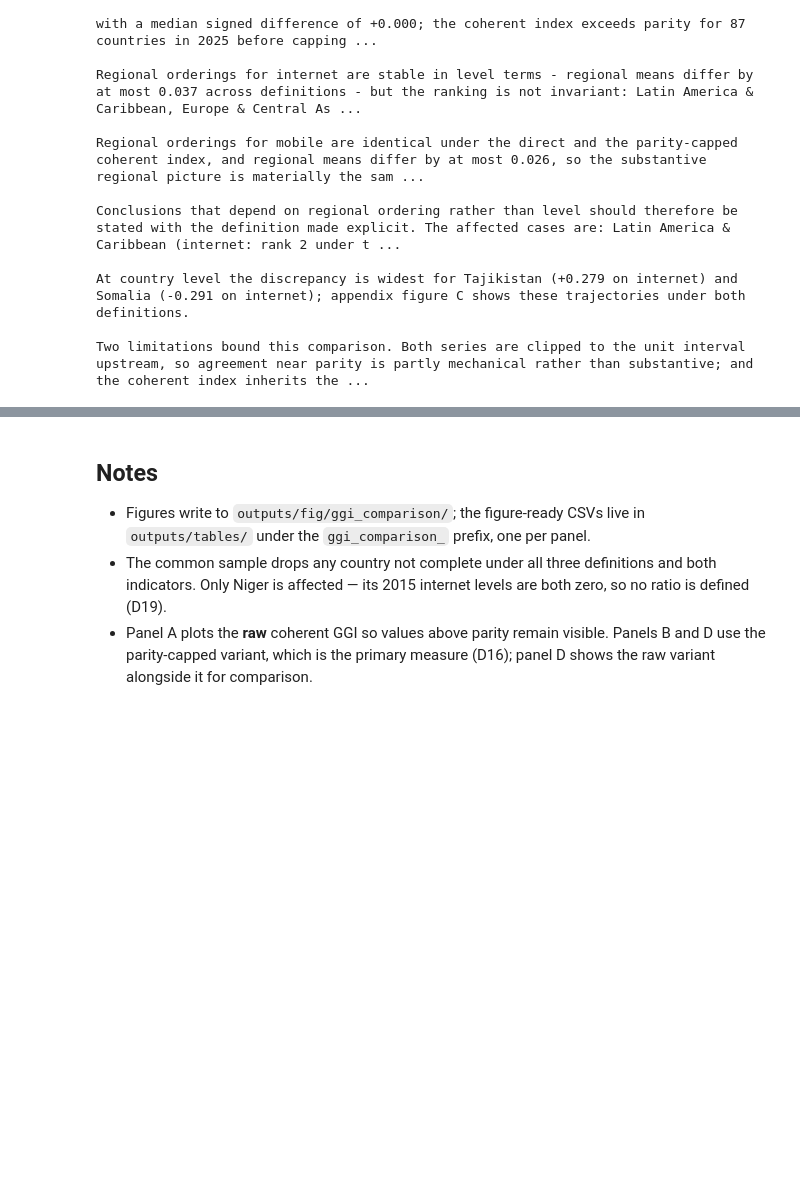
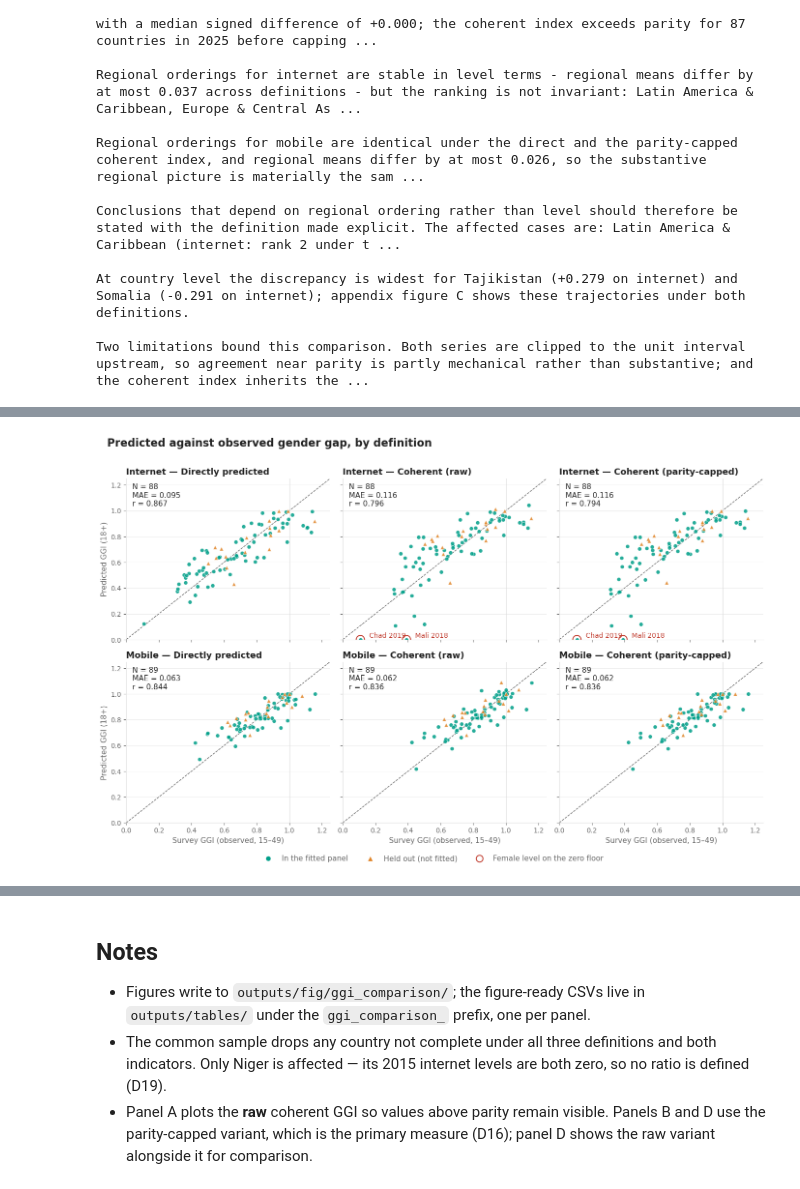
Before and after one commit to vallerrr/dgg_national, a Jupyter notebook: src/analysis/09_01_coherent_ggi_comparison.ipynb, the cells around one changed output, grey strips where cells are left out. Drawn from its saved outputs; the diff is of its cells as text; code cells hidden in the pictures; blank space fills up the shorter version.

Commit message:
repo organise save

```diff
--- a/src/analysis/09_01_coherent_ggi_comparison.ipynb
+++ b/src/analysis/09_01_coherent_ggi_comparison.ipynb
@@ -62,12 +62,32 @@ trends         = latest('trends')
 regional       = latest('regional')
 regional_table = latest('regional_table')
 stability      = latest('rank_stability')
+gt             = latest('groundtruth')
+gt_stats       = latest('groundtruth_stats')
+gt_levels      = latest('groundtruth_levels')
+gt_level_stats = latest('groundtruth_level_stats')
+unseen         = latest('unseen_surveys')
 
 CONTINENTS = sorted(scatter['continent'].dropna().unique())
 CONTINENT_COLOUR = dict(zip(CONTINENTS, PALETTE))
 DEF_LABEL = {'coherent_parity': 'Coherent (parity-capped)',
              'coherent_raw': 'Coherent (raw)',
              'direct': 'Directly predicted'}
+
+# Section F distinguishes two things only, so it takes the first two hues of the project's
+# categorical order (params.plot_color_order, rebuilt for colour-vision accessibility in D23) and
+# backs them with marker shape, so the split survives a greyscale print.
+SAMPLE_COLOUR = {'held_out': PALETTE[1], 'in_training': PALETTE[0], 'all': PALETTE[0],
+                 'all_excl_zero': PALETTE[2]}
+SAMPLE_MARKER = {'held_out': '^', 'in_training': 'o', 'all': 'o', 'all_excl_zero': 's'}
+SAMPLE_LABEL = {'held_out': 'Held out (not fitted)', 'in_training': 'In the fitted panel',
+                'all': 'All surveys', 'all_excl_zero': 'Excluding zero-floor rows'}
+
+# Rows where the predicted female level sits on the zero floor: the coherent GGI is 0/male = 0 by
+# construction there (D19), so it reports the clip rather than a gap. params.delete_coherent_zero_ctrl
+# decides whether the filtered sample is reported alongside; the mark below is always drawn.
+ZERO_CTRL = params.delete_coherent_zero_ctrl
+ZERO_RING = '#c0392b'
 
 print(f"{scatter['gid_0'].nunique()} countries | continents: {', '.join(CONTINENTS)}")
 
@@ -501,0 +535,71 @@ Two limitations bound this comparison. Both series are clipped to the unit inter
+# %%
+fig, axes = plt.subplots(2, 3, figsize=(14, 9), sharex=True, sharey=True)
+
+for row, indicator in enumerate(params.COHERENT_GGI['indicators']):
+    for col, definition in enumerate(['direct', 'coherent_raw', 'coherent_parity']):
+        ax = axes[row, col]
+        block = gt[(gt['indicator'] == indicator) & (gt['definition'] == definition)]
+        st = gt_stats[(gt_stats['indicator'] == indicator)
+                      & (gt_stats['definition'] == definition)
+                      & (gt_stats['sample'] == 'all')].iloc[0]
+
+        lim = (0.0, 1.25)
+        ax.plot(lim, lim, ls='--', color=MUTED, linewidth=1, zorder=1)
+        ax.axhline(1.0, color=GRID, linewidth=0.8, zorder=1)
+        ax.axvline(1.0, color=GRID, linewidth=0.8, zorder=1)
+
+        # in-sample first so the held-out points, which carry the argument, sit on top
+        for flag in (True, False):
+            key = 'in_training' if flag else 'held_out'
+            pts = block[block['in_training'] == flag]
+            ax.scatter(pts['observed'], pts['predicted'], s=34, alpha=0.85,
+                       marker=SAMPLE_MARKER[key], color=SAMPLE_COLOUR[key],
+                       edgecolor='white', linewidth=0.5, zorder=3 if flag else 4)
+
+        # Two points carry an explanation the axes cannot: ring them, so the reader is not left
+        # to guess why a prediction is exactly zero. They are labelled below.
+        floored = block[block['zero_floor'] & (definition != 'direct')]
+        ax.scatter(floored['observed'], floored['predicted'], s=150, facecolors='none',
+                   edgecolor=ZERO_RING, linewidth=1.4, zorder=5)
+
+        ax.text(0.03, 0.97, f"N = {int(st['n'])}\nMAE = {st['mae']:.3f}\nr = {st['pearson_r']:.3f}",
+                transform=ax.transAxes, va='top', ha='left',
+                fontsize=STYLE['tick_fs'], color=INK)
+
+        tidy(ax, title=f'{indicator.capitalize()} — {DEF_LABEL[definition]}')
+        ax.set_xlim(lim); ax.set_ylim(lim)
+        if row == 1:
+            ax.set_xlabel('Survey GGI (observed, 15–49)', fontsize=STYLE['tick_fs'], color=MUTED)
+        if col == 0:
+            ax.set_ylabel('Predicted GGI (18+)', fontsize=STYLE['tick_fs'], color=MUTED)
+
+        # Label the points sitting on the x-axis, offset right so they do not obscure the
+        # scatter. The YEAR matters as much as the country: Mali appears twice in this panel
+        # (2018 on the floor, 2023 at 0.44), and without it the two read as one contradictory
+        # point. Coloured to match the ring.
+        for _, row_ in block.iterrows():
+            if row_['predicted'] < 0.01:
+                ax.annotate(f"{row_['country']} {int(row_['year'])}",
+                            (row_['observed'], row_['predicted']),
+                            xytext=(13, 1), textcoords='offset points', va='bottom',
+                            fontsize=STYLE['tick_fs'] - 1, color=ZERO_RING)
+
+
+
+handles = [plt.Line2D([], [], marker=SAMPLE_MARKER[k], linestyle='None', markersize=8,
+                      markerfacecolor=SAMPLE_COLOUR[k], markeredgecolor='white',
+                      label=SAMPLE_LABEL[k])
+           for k in ('in_training', 'held_out')]
+handles.append(plt.Line2D([], [], marker='o', linestyle='None', markersize=10,
+                          markerfacecolor='none', markeredgecolor=ZERO_RING, markeredgewidth=1.4,
+                          label='Female level on the zero floor'))
+fig.legend(handles=handles, loc='lower center', ncol=3, frameon=False,
+           fontsize=STYLE['tick_fs'], labelcolor=MUTED, bbox_to_anchor=(0.5, -0.01))
+fig.suptitle('Predicted against observed gender gap, by definition',
+             fontsize=STYLE['title_fs'], color=INK, fontweight='bold', x=0.02, ha='left')
+fig.tight_layout(rect=(0, 0.03, 1, 0.97))
+if STYLE['save']:
+    fig.savefig(FIGDIR / 'F1_groundtruth_scatter.png', dpi=STYLE['dpi'], bbox_inches='tight')
+plt.show()
+# %% [output]
+[figure, added]
```
Also changed, not shown: parts of 12 cells of this notebook, 13 other files.
